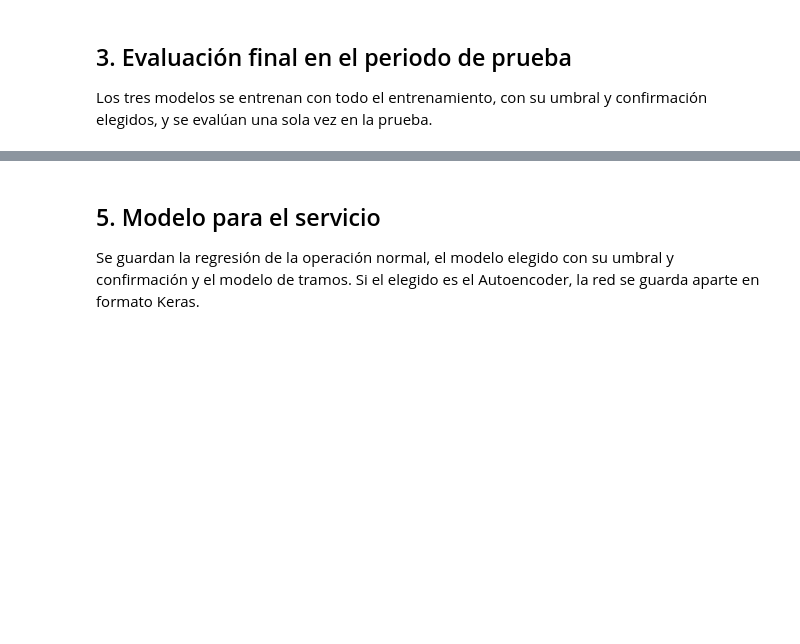
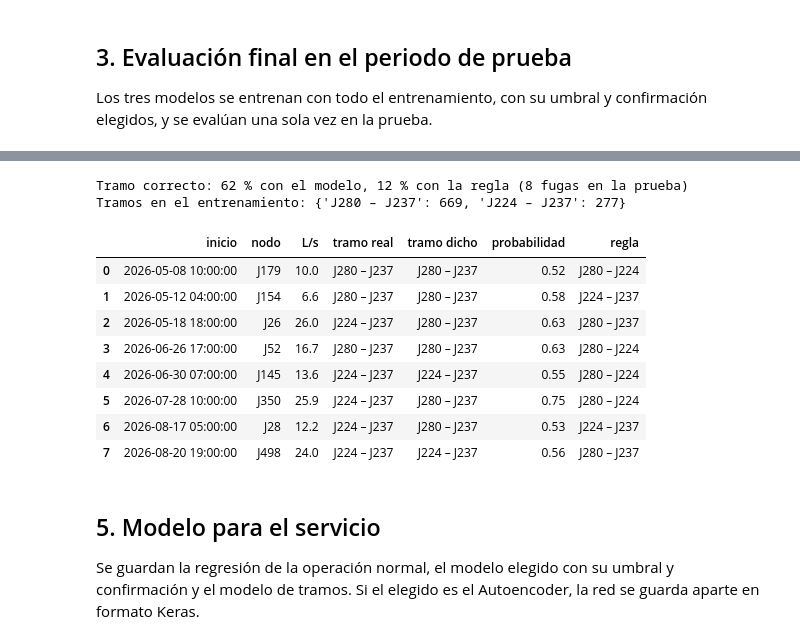
Before and after one commit to evproyectos/Modelo_calidad_agua, a Jupyter notebook: notebooks/10_fugas.ipynb, the cells around one changed output, grey strips where cells are left out. Drawn from its saved outputs; the diff is of its cells as text; code cells hidden in the pictures; blank space fills up the shorter version.

```diff
--- a/notebooks/10_fugas.ipynb
+++ b/notebooks/10_fugas.ipynb
@@ -272,29 +331,41 @@ probabilidades en las horas en que la fuga se ve. La línea base es la regla "lo
 donde más bajó la presión".
 # %%
-# tramo de cada hora con fuga visible (la fuga del catálogo que está abierta en esa hora)
+# tramo de cada hora con fuga (la fuga del catálogo que está abierta en esa hora)
 tramo_hora = pd.Series(np.nan, index=h.index, dtype=object)
 for _, ev in cat_f.iterrows():
     m = (h.index >= ev["inicio"].floor("h")) & (h.index <= ev["fin"]) & (y.values == 1)
     tramo_hora[m] = ev["tramo"]
 con_tramo = tramo_hora.notna().values
 mod_tramo = F.entrenar_tramo(X[entr & con_tramo], tramo_hora[entr & con_tramo].values)
 filas = []
 for _, ev in cat_f[(cat_f["inicio"] >= desde) & (cat_f["inicio"] < hasta)].iterrows():
     horas = h.index[(h.index >= ev["inicio"].floor("h")) & (h.index <= ev["fin"]) & (y.values == 1)]
     if len(horas) == 0:
-        continue                                      # ningún sensor la ve
+        continue
     dicho, prob = F.tramo_por_evento(mod_tramo, X, horas)
     filas.append({"inicio": ev["inicio"], "nodo": ev["ubicacion"], "L/s": ev["intensidad"], "tramo real": ev["tramo"],
                   "tramo dicho": dicho, "probabilidad": prob, "regla": F.tramo_por_regla(X, S, horas)})
 tramos_prueba = pd.DataFrame(filas)
 acierto = (tramos_prueba["tramo real"] == tramos_prueba["tramo dicho"]).mean()
 acierto_regla = (tramos_prueba["tramo real"] == tramos_prueba["regla"]).mean()
 print(f"Tramo correcto: {100 * acierto:.0f} % con el modelo, {100 * acierto_regla:.0f} % con la regla "
-      f"({len(tramos_prueba)} fugas visibles en la prueba)")
+      f"({len(tramos_prueba)} fugas en la prueba)")
 print("Tramos en el entrenamiento:", tramo_hora[entr].value_counts().to_dict())
 reg.metricas({"acierto_tramo": acierto, "acierto_tramo_regla": acierto_regla}, "prueba")
 reg.tabla(tramos_prueba, "tramos_prueba")
 tramos_prueba
+# %% [output]
+Tramo correcto: 62 % con el modelo, 12 % con la regla (8 fugas en la prueba)
+Tramos en el entrenamiento: {'J280 – J237': 669, 'J224 – J237': 277}
+|  | inicio | nodo | L/s | tramo real | tramo dicho | probabilidad | regla |
+| 0 | 2026-05-08 10:00:00 | J179 | 10.0 | J280 – J237 | J280 – J237 | 0.52 | J280 – J224 |
+| 1 | 2026-05-12 04:00:00 | J154 | 6.6 | J280 – J237 | J280 – J237 | 0.58 | J224 – J237 |
+| 2 | 2026-05-18 18:00:00 | J26 | 26.0 | J224 – J237 | J280 – J237 | 0.63 | J280 – J237 |
+| 3 | 2026-06-26 17:00:00 | J52 | 16.7 | J280 – J237 | J280 – J237 | 0.63 | J280 – J224 |
+| 4 | 2026-06-30 07:00:00 | J145 | 13.6 | J224 – J237 | J224 – J237 | 0.55 | J280 – J224 |
+| 5 | 2026-07-28 10:00:00 | J350 | 25.9 | J224 – J237 | J280 – J237 | 0.75 | J280 – J224 |
+| 6 | 2026-08-17 05:00:00 | J28 | 12.2 | J224 – J237 | J280 – J237 | 0.53 | J224 – J237 |
+| 7 | 2026-08-20 19:00:00 | J498 | 24.0 | J224 – J237 | J224 – J237 | 0.56 | J280 – J237 |
 # %% [markdown]
 ## 5. Modelo para el servicio
 
```
Also changed, not shown: parts of 14 cells of this notebook, 59 other files.
